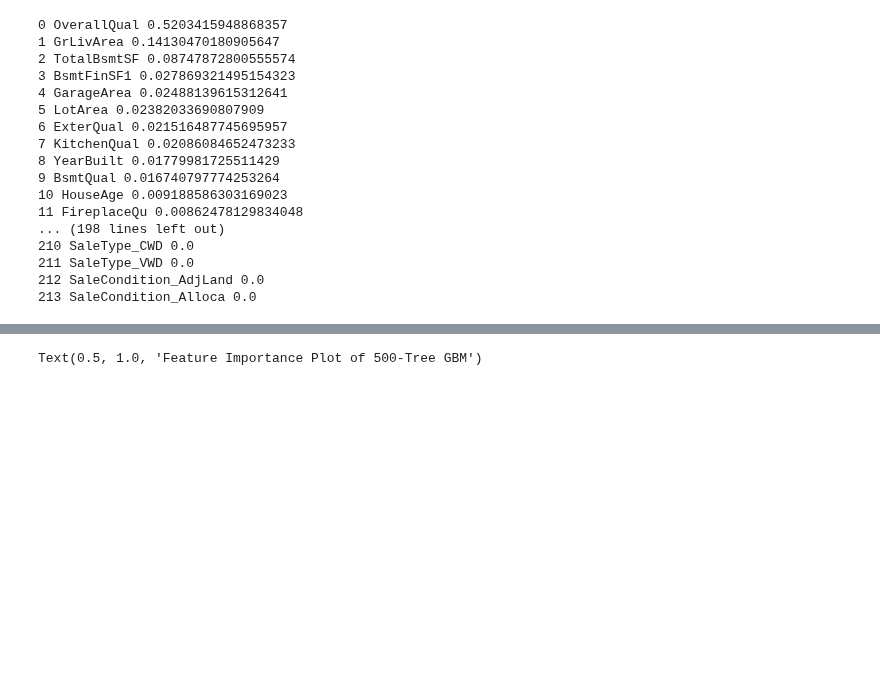
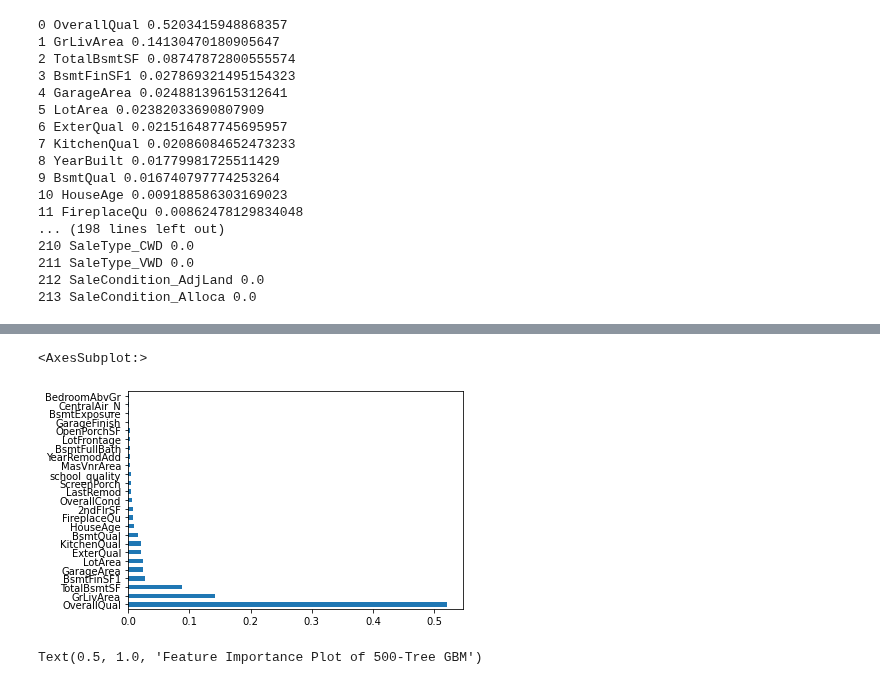
Before and after one commit to danielosetiawan/Ames_Housing_ML, a Jupyter notebook: GradientBoosting.ipynb, the cells around one changed output, grey strips where cells are left out. Drawn from its saved outputs; the diff is of its cells as text; code cells hidden in the pictures; blank space fills up the shorter version.

```diff
--- a/GradientBoosting.ipynb
+++ b/GradientBoosting.ipynb
@@ -170,3 +186,38 @@ for idx, feat in enumerate(sorted_importance):
+# %%
+gb_feats = {
+'OverallQual': 0.5203415948868357,
+'GrLivArea': 0.14130470180905647,
+'TotalBsmtSF': 0.08747872800555574,
+'BsmtFinSF1': 0.027869321495154323,
+'GarageArea': 0.02488139615312641,
+'LotArea': 0.02382033690807909,
+'ExterQual': 0.021516487745695957,
+'KitchenQual': 0.02086084652473233,
+# 'YearBuilt': 0.01779981725511429,
+'BsmtQual': 0.016740797774253264,
+'HouseAge': 0.009188586303169023,
+'FireplaceQu': 0.00862478129834048,
+'2ndFlrSF': 0.007750453007356098,
+'OverallCond': 0.007318883870248423,
+'LastRemod': 0.005706863485513519,
+'ScreenPorch': 0.005500462465166427,
+'school_quality': 0.004658578942892655,
+'MasVnrArea': 0.003937182771194414,
+'YearRemodAdd': 0.003341914638547737,
+'BsmtFullBath': 0.0030716963232309945,
+'LotFrontage': 0.0026576688891919195,
+'OpenPorchSF': 0.002534118611315673,
+'GarageFinish': 0.002442923964822525,
+'BsmtExposure': 0.0024193659899717805,
+'CentralAir_N': 0.001985925081744639,
+'BedroomAbvGr': 0.0016345595415041513
+}
+# %%
+pd.Series(gb_feats).plot.barh(
+    x='feature_name',y='importance_score', legend=None)
+# %% [output]
+<AxesSubplot:>
+[figure, added]
 # %%
 a, b = zip(*sorted_importance) # this splits the list of tuples into two lists
 pd.DataFrame({'feature_name':a, 'importance_score':b}).plot.bar(x='feature_name',y='importance_score', legend=None)
```
Also changed, not shown: parts of 1 cell of this notebook, 21 other files.
